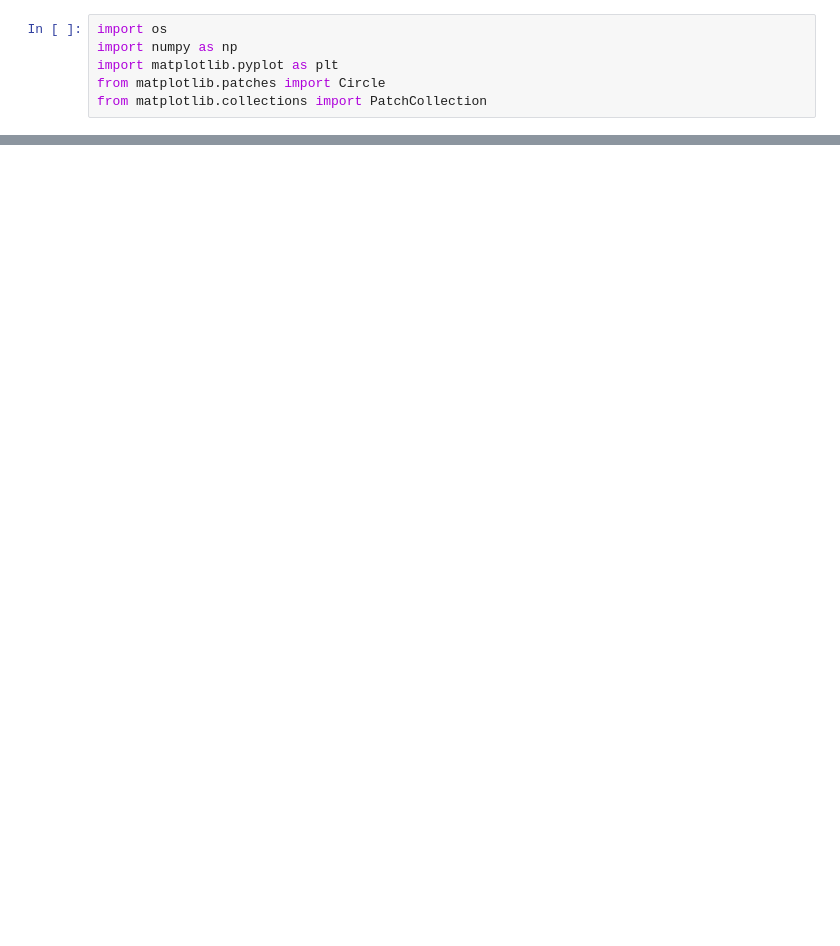
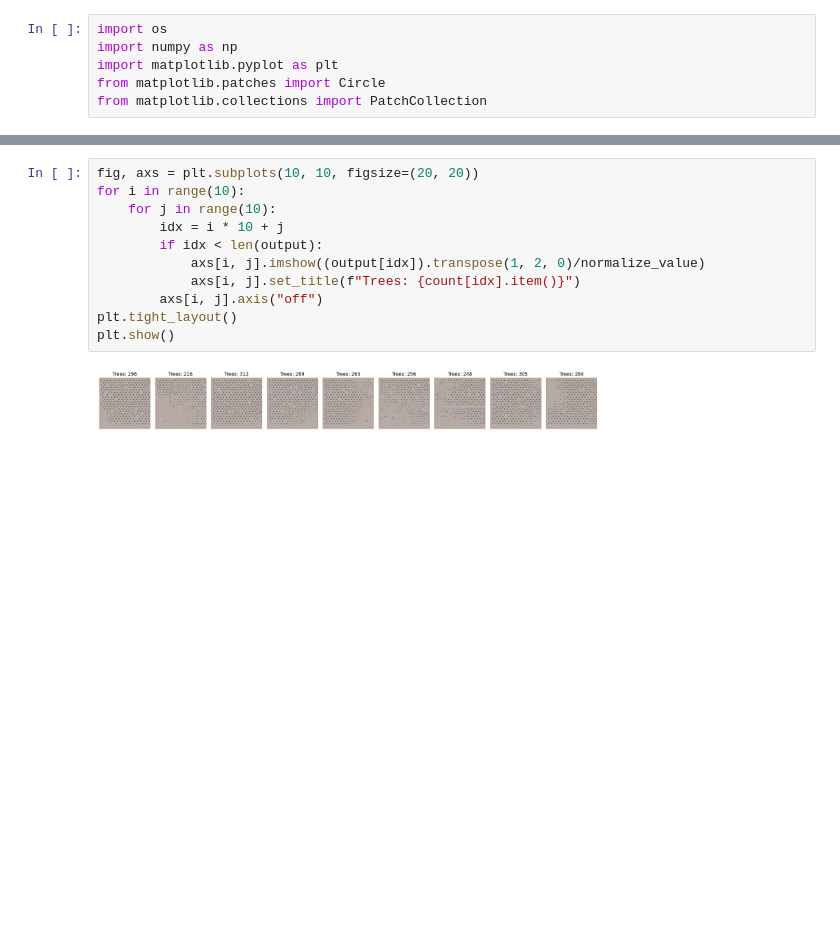
Before and after one commit to SSIGPRO/albero-system, a Jupyter notebook: field_generator/picture_viewer.ipynb, the cells around one changed output, grey strips where cells are left out. Saved outputs shown, nothing was run; the diff lists cells and outputs as text; blank space fills up the shorter version.

```diff
--- a/field_generator/picture_viewer.ipynb
+++ b/field_generator/picture_viewer.ipynb
@@ -62,0 +60,13 @@ fig.show()
+# %%
+fig, axs = plt.subplots(10, 10, figsize=(20, 20))
+for i in range(10):
+    for j in range(10):
+        idx = i * 10 + j
+        if idx < len(output):
+            axs[i, j].imshow((output[idx]).transpose(1, 2, 0)/normalize_value)
+            axs[i, j].set_title(f"Trees: {count[idx].item()}")
+        axs[i, j].axis("off")
+plt.tight_layout()
+plt.show()
+# %% [output]
+[figure, added]
```
Also changed, not shown: parts of 2 cells of this notebook, 6 other files.
